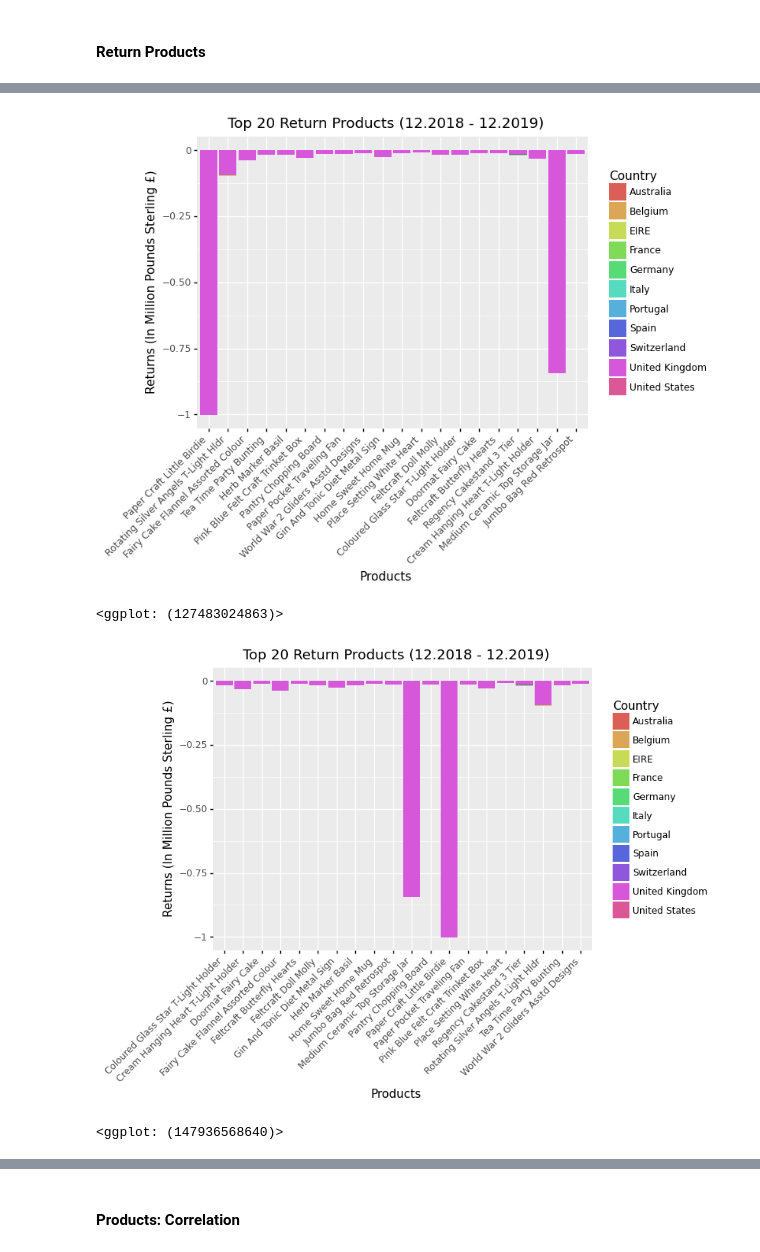
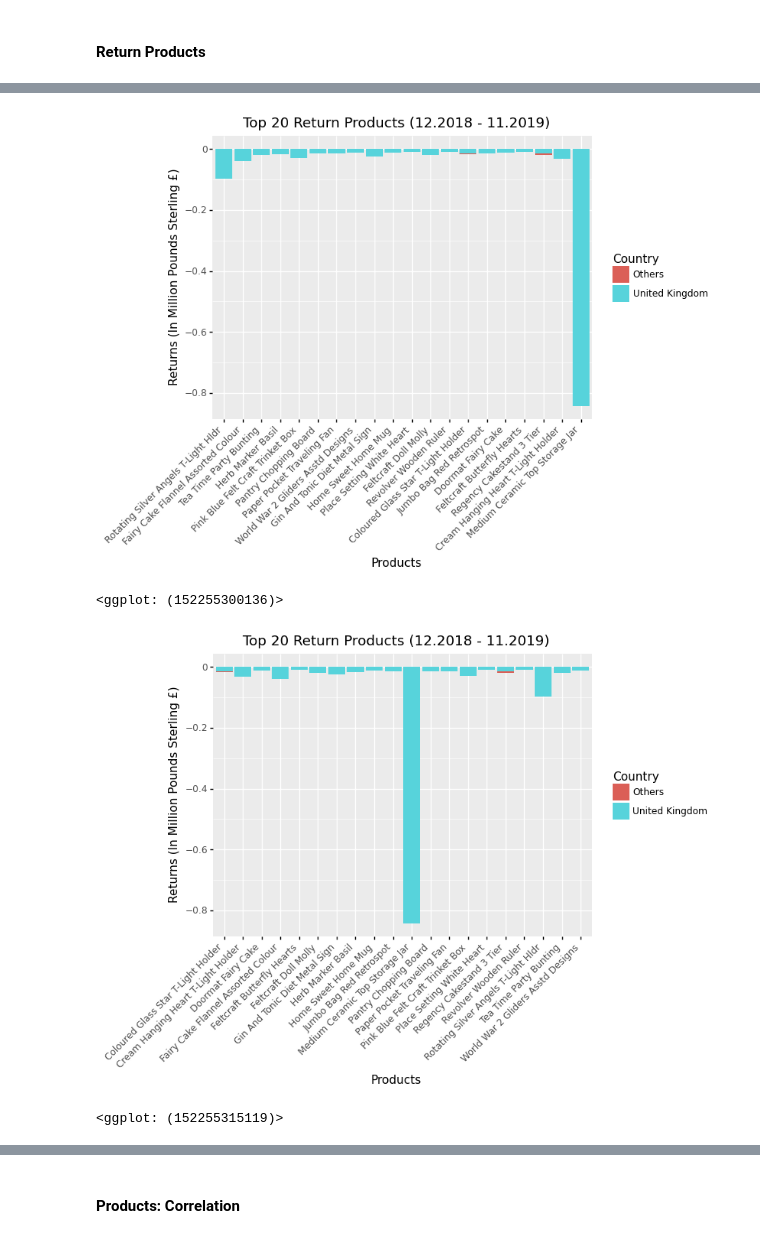
Before and after one commit to ZiqiPolimeros/Python-Project-Online-Retail-Business, a Jupyter notebook: online_shop_business.ipynb, the cells around one changed output, grey strips where cells are left out. Drawn from its saved outputs; the diff is of its cells as text; code cells hidden in the pictures.

```diff
--- a/online_shop_business.ipynb
+++ b/online_shop_business.ipynb
@@ -59,5 +61,9 @@ sales
 | 536348 | C536548 | 2018-12-01 | 20957 | Porcelain Hanging Bell Small | 11.74 | -1 | -11.74 | 12472.0 | Germany | ... |
 | 536349 | C536548 | 2018-12-01 | 22580 | Advent Calendar Gingham Sack | 16.35 | -4 | -65.40 | 12472.0 | Germany | ... |
 536350 rows × 11 columns
+# %%
+
+# filter out the sales of December 2019 which only has 10 days records
+sales_filter = sales[(sales['Year'] !=2019)|(sales["Month"] !=12)]
 # %% [markdown]
 ## Analysis 2:  Overview
@@ -178,7 +156,7 @@ revenue["Revenue"] = revenue['Revenue']/1000000
 #### Products: Top 20 Best Seller
 # %%
 # create product dataframe to analyse sales for each products.
-product = sales.groupby(["ProductNo","ProductName","Country"]).sum().reset_index()
+product = sales_filter.groupby(["ProductNo","ProductName","Country"]).sum().reset_index()
 product["Price"] = product["Revenue"]/product["Quantity"]
 product
 # %% [output]
@@ -278,7 +248,7 @@ product_20
 #### Return Products
 # %%
 # filter Revenue smaller than zero and calculate return products
-product_return = sales[sales["Revenue"] < 0].groupby(["ProductName","Country"]).sum().sort_values(by = ['Revenue'],ascending = True).reset_index()
+product_return = sales_filter[sales_filter["Revenue"] < 0].groupby(["ProductName","Country"]).sum().sort_values(by = ['Revenue'],ascending = True).reset_index()
 # %%
 #choose product name of top 20 return products
 r_names = product_return["ProductName"][:20]
@@ -317,5 +284,7 @@ product_return20
 product_return20["Revenue"] = product_return20["Revenue"]/1000000
 
 product_return20 = product_return20.groupby(["ProductName","Country"]).sum().reset_index()
-product_return20
+
+# replace Countries that are not 'United Kingdom' to 'others'
+product_return20.Country[product_return20["Country"] != "United Kingdom"] = "Others"
 # %% [output]
@@ -339,17 +294,17 @@ product_return20
 # %%
 # graph top 20 return product with reoder product name base on revenue
 (ggplot(data = product_return20,
         mapping = aes(x = "reorder(ProductName, Revenue)", y = "Revenue", fill = "Country"))
  + geom_col()
  + scale_x_discrete(position = "top")
  + theme(axis_text_x=element_text(rotation=45, hjust=1))
  + labs(x = "Products",
         y = "Returns (In Million Pounds Sterling £)",
-        title = "Top 20 Return Products (12.2018 - 12.2019)")
+        title = "Top 20 Return Products (12.2018 - 11.2019)")
 )
 # %% [output]
-[figure, old version]
+[figure, new version]
-<ggplot: (127483024863)>
+<ggplot: (152255300136)>
 # %%
 # graph top 20 return products without reorder function
 (ggplot(product_return20)
@@ -358,9 +313,9 @@ product_return20
  + theme(axis_text_x=element_text(rotation=45, hjust=1))
  + labs(x = "Products",
         y = "Returns (In Million Pounds Sterling £)",
-        title = "Top 20 Return Products (12.2018 - 12.2019)")
+        title = "Top 20 Return Products (12.2018 - 11.2019)")
 )
 # %% [output]
-[figure, old version]
+[figure, new version]
-<ggplot: (147936568640)>
+<ggplot: (152255315119)>
 # %%
```
Also changed, not shown: parts of 44 cells of this notebook.
